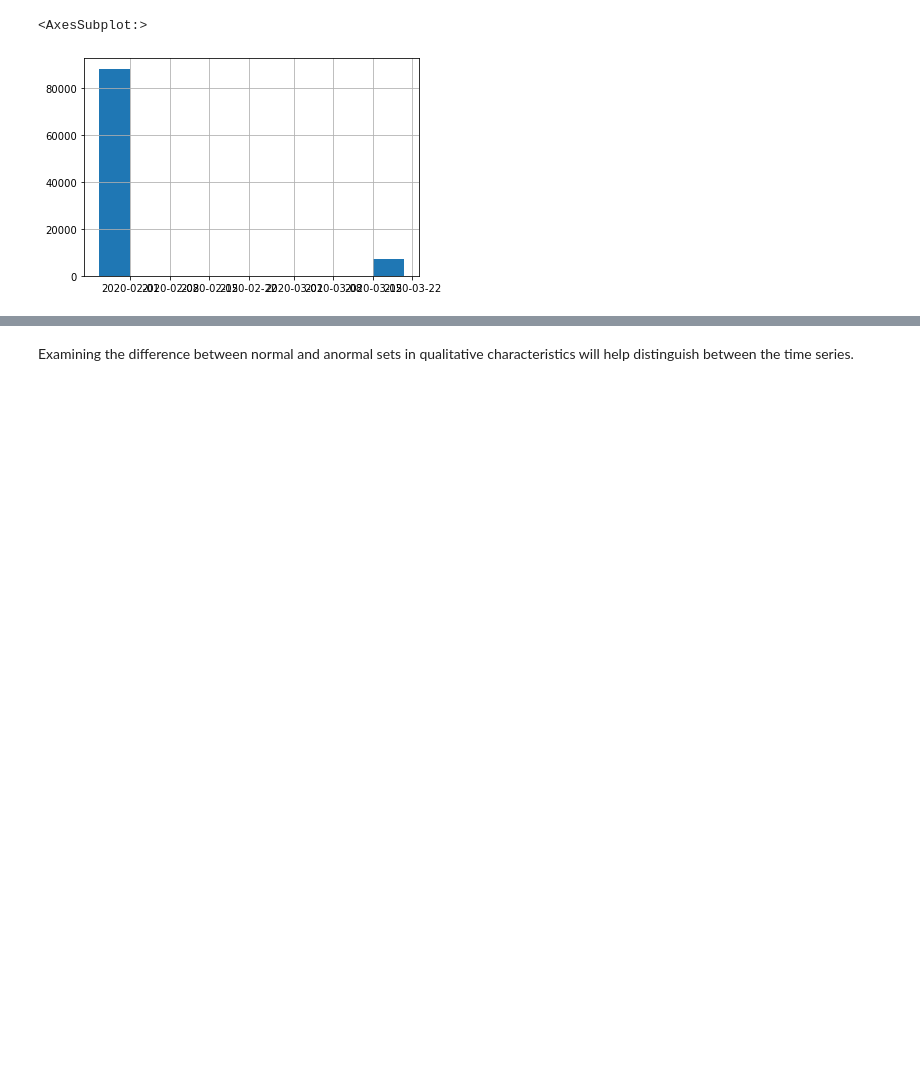
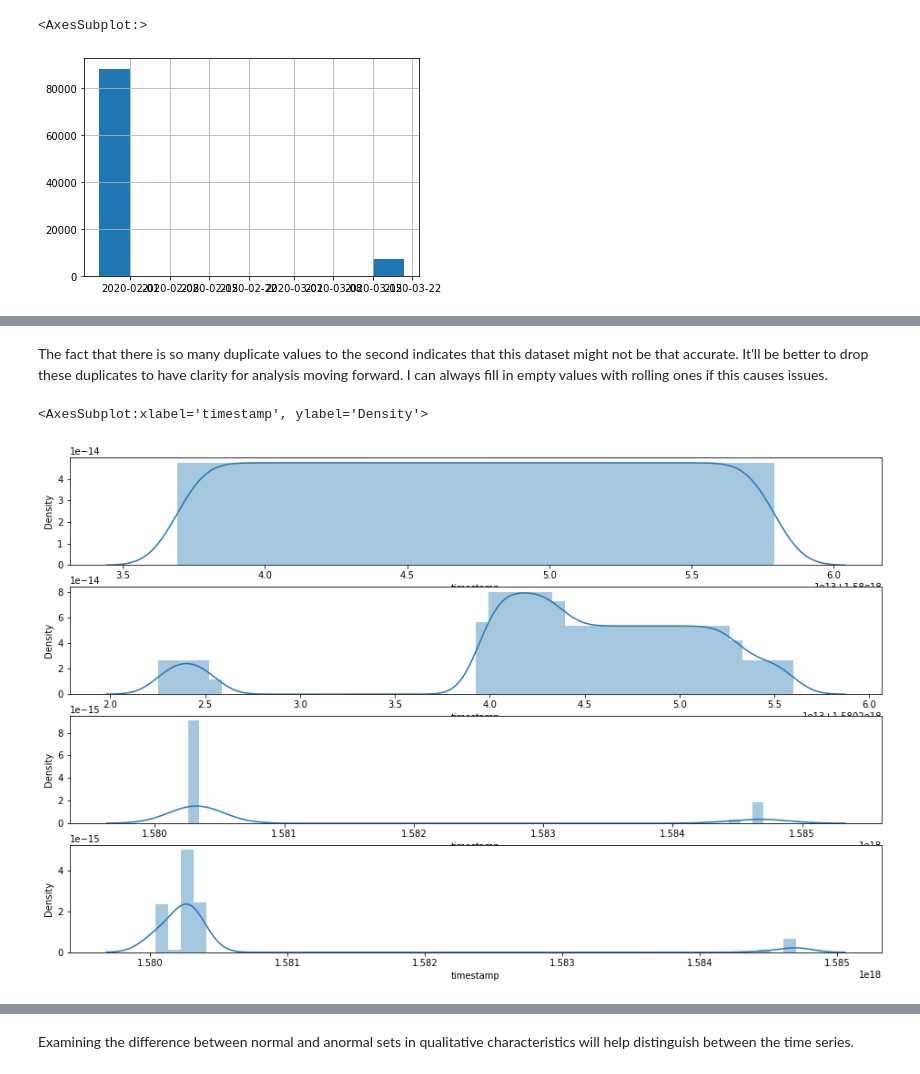
Before and after one commit to jadeadams517/cryptojacking_prediction, a Jupyter notebook: initialworkbook.ipynb, the cells around one changed output, grey strips where cells are left out. Saved outputs shown, nothing was run; the diff lists cells and outputs as text; code cells hidden in the pictures; blank space fills up the shorter version.

Commit message:
solve time series duplicates issue

```diff
--- a/initialworkbook.ipynb
+++ b/initialworkbook.ipynb
@@ -150,3 +140,9 @@ We can tell from the output above, that we are dealing with all Linux 64-bit com
+# %%
+#drop info cols
+drop_list = ['diskio_sda_key', 'diskio_sda1_key', 'diskio_sda_disk_name', 'diskio_sda1_disk_name', 'system_platform',
+             'system_linux_distro', 'percpu_0_key', 'network_lo_key', 'network_lo_interface_name']
+
+df.drop(drop_list, axis=1, inplace=True)
 # %% [markdown]
 Now that we've dropped the bad rows, before converting to ordinal rows we need to determine the importance of the time stamps. It'll be important to distinguish each scenario when dividing up the time series. To do this, we'll need to convert all the timestamps.
 # %%
@@ -173,0 +195,15 @@ abnormal['timestamp'].hist()
+# %% [markdown]
+The fact that there is so many duplicate values to the second indicates that this dataset might not be that accurate. It'll be better to drop these duplicates to have clarity for analysis moving forward. I can always fill in empty values with rolling ones if this causes issues.
+# %%
+#drop duplicates
+df.drop(df['timestamp'].duplicated(),inplace=True)
+# %%
+fig, axes = plt.subplots(4,figsize=(16,10))
+
+sns.distplot(a = df[df['timestamp'] <'2020-01-28']['timestamp'], ax= axes[0], hist=True)
+sns.distplot(a = df[(df['timestamp'] < '2020-01-29') & (df['timestamp'] >= '2020-01-28')]['timestamp'], ax= axes[1], hist=True)
+sns.distplot(a = df[(df['timestamp'] >= '2020-01-29')]['timestamp'], ax= axes[2], hist=True)
+sns.distplot(a = df['timestamp'], ax= axes[3], hist=True)
+# %% [output]
+<AxesSubplot:xlabel='timestamp', ylabel='Density'>
+[figure, added]
```
Also changed, not shown: parts of 11 cells of this notebook.
